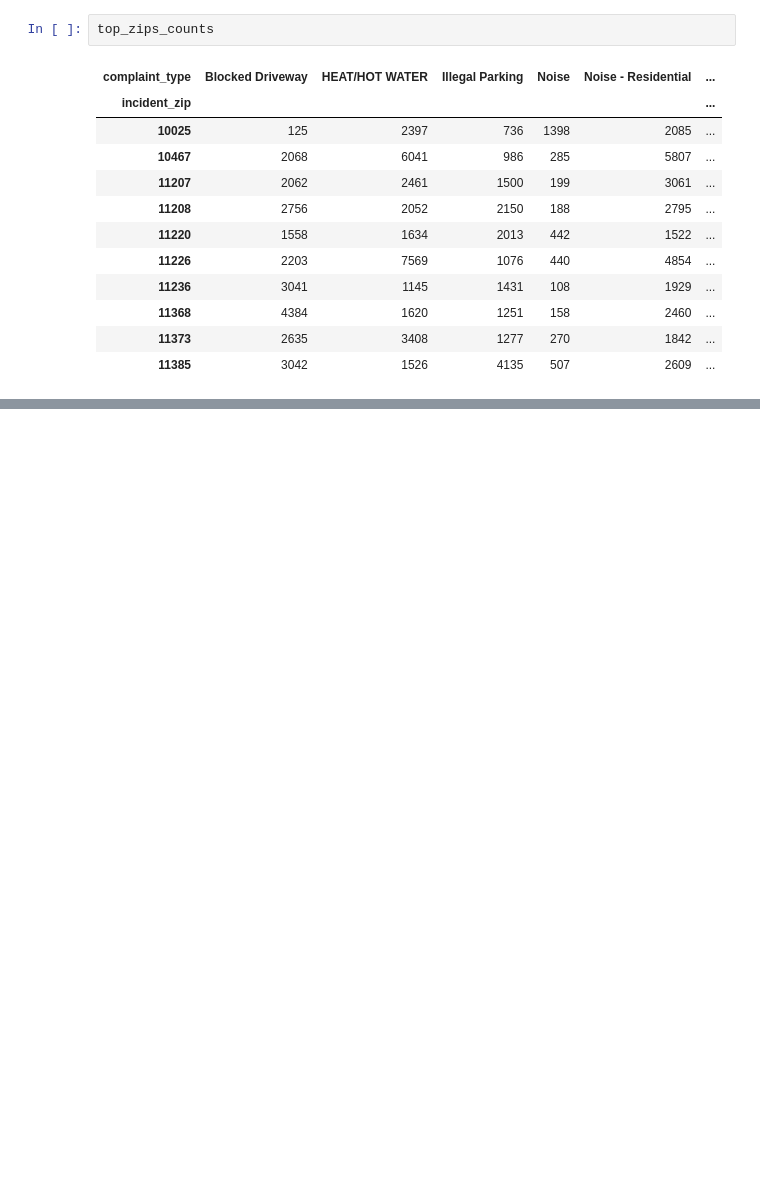
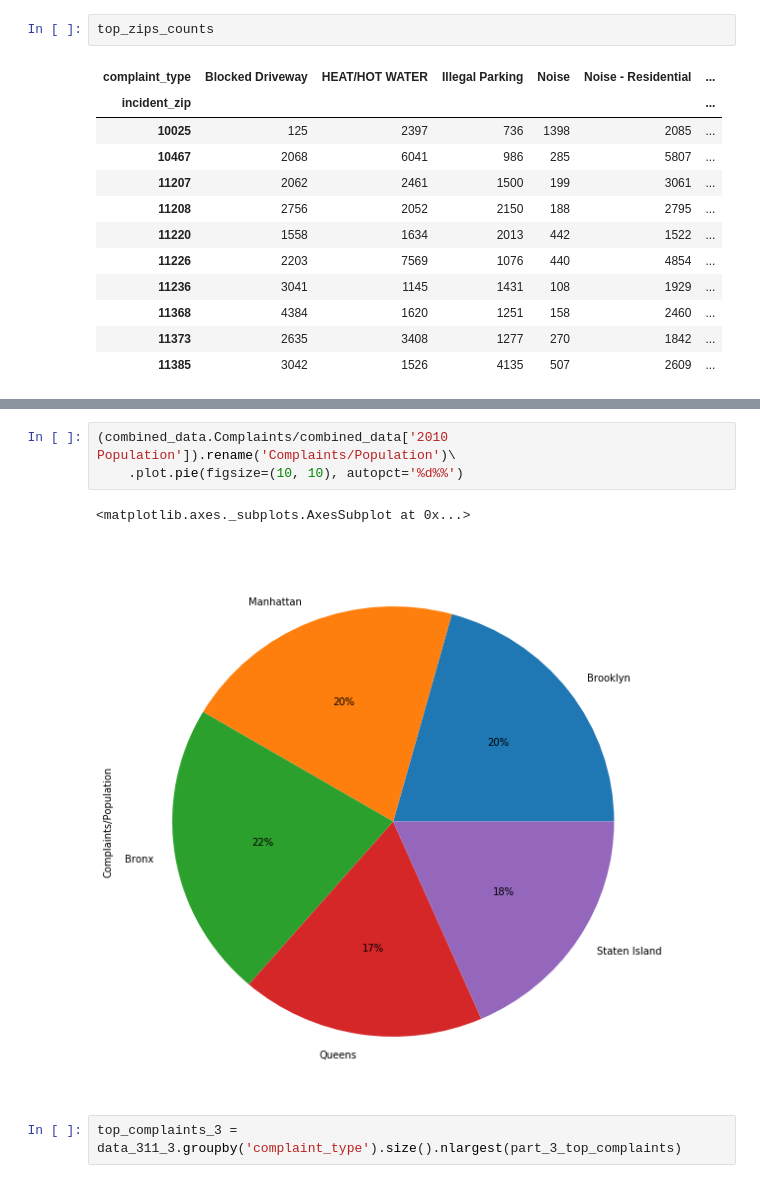
Before and after one commit to BossColo/Explore311, a Jupyter notebook: Explore311.ipynb, the cells around one changed output, grey strips where cells are left out. Drawn from its saved outputs; the diff is of its cells as text; blank space fills up the shorter version.

```diff
--- a/Explore311.ipynb
+++ b/Explore311.ipynb
@@ -207,0 +268,8 @@ top_zips_counts.loc[top_zips.index].plot.bar(stacked=True, figsize=(15, 10))
+# %%
+(combined_data.Complaints/combined_data['2010 Population']).rename('Complaints/Population')\
+    .plot.pie(figsize=(10, 10), autopct='%d%%')
+# %% [output]
+<matplotlib.axes._subplots.AxesSubplot at 0x...>
+[figure, added]
+# %%
+top_complaints_3 = data_311_3.groupby('complaint_type').size().nlargest(part_3_top_complaints)
```
Also changed, not shown: parts of 30 cells of this notebook, 2 other files.
